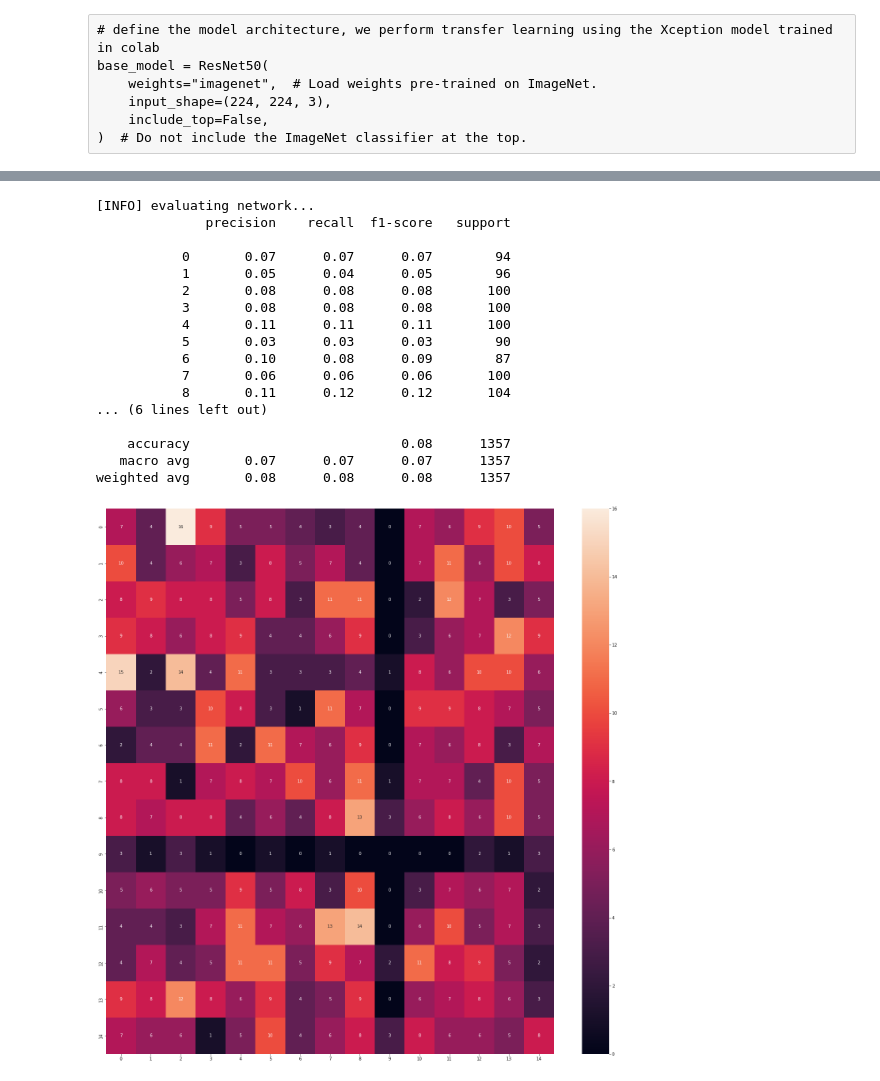
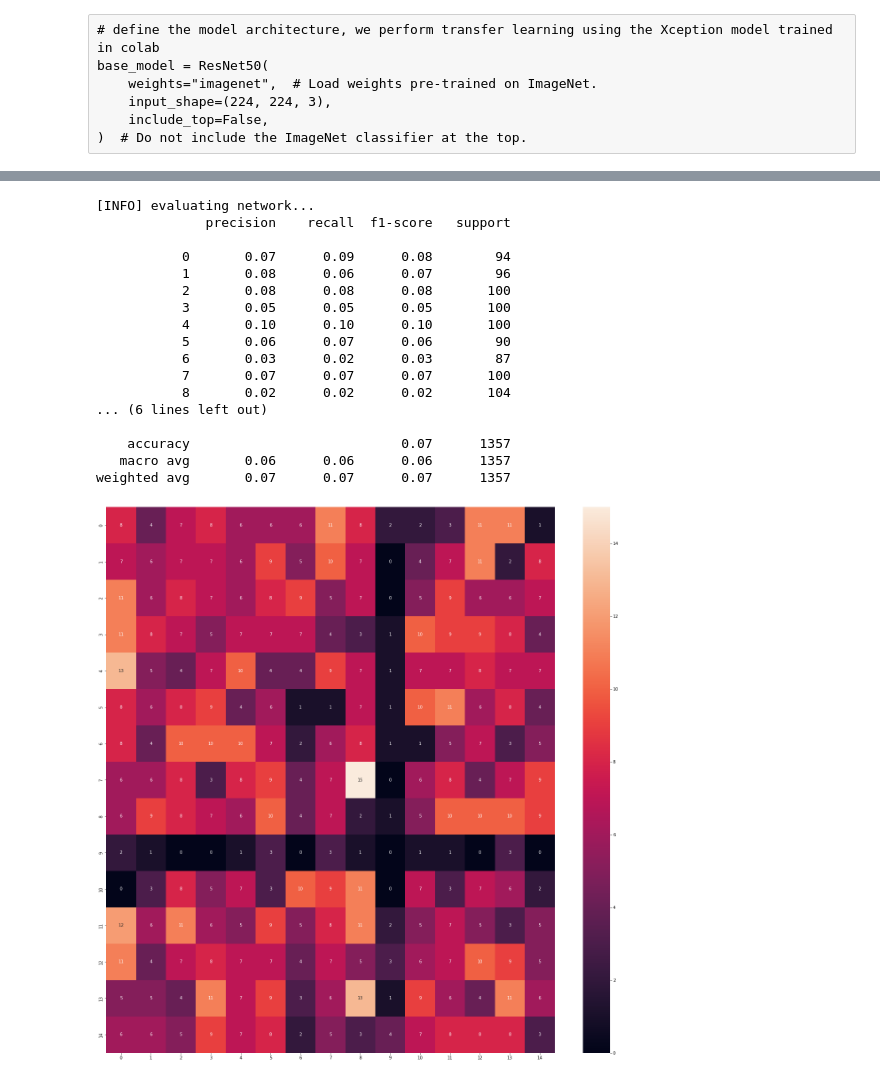
Before and after one commit to 42694647426/MAISHACK2021, a Jupyter notebook: ML_model/VGG16.ipynb, the cells around one changed output, grey strips where cells are left out. Saved outputs shown, nothing was run; the diff lists cells and outputs as text; code cells hidden in the pictures.

```diff
--- a/ML_model/VGG16.ipynb
+++ b/ML_model/VGG16.ipynb
@@ -194,7 +194,7 @@ model_checkpoint = ModelCheckpoint(filepath="VGG16_2.h5", monitor="val_loss", sa
 # %%
 history = model.fit_generator(
     train_generator,
-    steps_per_epoch=num_train_samples // batch_size,
+    steps_per_epoch=(num_train_samples // batch_size),
     epochs=epochs,
     verbose=1,
     callbacks=[csv_logger, early_stopping, LR_reducer, model_checkpoint],
@@ -277,0 +272,29 @@ print(y_true)
+# %%
+filenames = validation_generator.filenames
+nb_samples = len(filenames)
+y_true_labels = validation_generator.classes
+#y_true_labels=y_true_labels.astype(int)
+y_indices=validation_generator.class_indices
+print(validation_generator.class_indices)
+
+target_names=validation_generator.class_indices.keys()
+evalu = model.evaluate_generator(validation_generator,steps = nb_samples // batch_size)
+#print("Total samples:"+str(nb_test_samples))
+print(model.metrics_names)
+print(evalu)
+validation_generator.reset()
+predicted = model.predict_generator(validation_generator,steps = nb_samples / batch_size, verbose=1)
+y_pred = np.rint(predicted)
+predicted_class_indices=np.argmax(predicted,axis=1)
+
+#Next step is I want the name of the classes:
+
+labels = (validation_generator.class_indices)
+labels = dict((v,k) for k,v in labels.items())
+predictions = [labels[k] for k in predicted_class_indices]
+#Where by class numbers will be replaced by the class names. One final step if you want to save it to a csv file, arrange it in a dataframe with the image names appended with the class predicted.
+print("=======================================================================")
+print("Confusion matrix test set")
+print(confusion_matrix(validation_generator.classes, predicted_class_indices))
+print("=======================================================================")
+print("Report for test set")
@@ -278,33 +319,33 @@ print(y_true)
 # %%
 # show a nicely formatted classification report
 print("[INFO] evaluating network...")
-print(classification_report(y_true, y_pred))
+print(classification_report(validation_generator.classes, predicted_class_indices))
 # %% [output]
 [INFO] evaluating network...
               precision    recall  f1-score   support
 
-           0       0.07      0.07      0.07        94
-           1       0.05      0.04      0.05        96
+           0       0.07      0.09      0.08        94
+           1       0.08      0.06      0.07        96
            2       0.08      0.08      0.08       100
-           3       0.08      0.08      0.08       100
-           4       0.11      0.11      0.11       100
-           5       0.03      0.03      0.03        90
-           6       0.10      0.08      0.09        87
-           7       0.06      0.06      0.06       100
-           8       0.11      0.12      0.12       104
+           3       0.05      0.05      0.05       100
+           4       0.10      0.10      0.10       100
+           5       0.06      0.07      0.06        90
+           6       0.03      0.02      0.03        87
+           7       0.07      0.07      0.07       100
+           8       0.02      0.02      0.02       104
 ... (6 lines left out)
 
-    accuracy                           0.08      1357
-   macro avg       0.07      0.07      0.07      1357
-weighted avg       0.08      0.08      0.08      1357
+    accuracy                           0.07      1357
+   macro avg       0.06      0.06      0.06      1357
+weighted avg       0.07      0.07      0.07      1357
 # %%
 # plot the confusion matrix
 import seaborn as sns
 figure(figsize=(24, 24))
-cm = confusion_matrix(y_true, y_pred)
+cm = confusion_matrix(validation_generator.classes, predicted_class_indices)
 disp = sns.heatmap(cm, annot=True)
 disp.plot(cmap=plt.cm.Blues)
 #disp.ax_.set_title("Confusion Matrix for Xception Model")
 plt.show()
 # %% [output]
-[figure, old version]
+[figure, new version]
```
Also changed, not shown: parts of 6 cells of this notebook.
